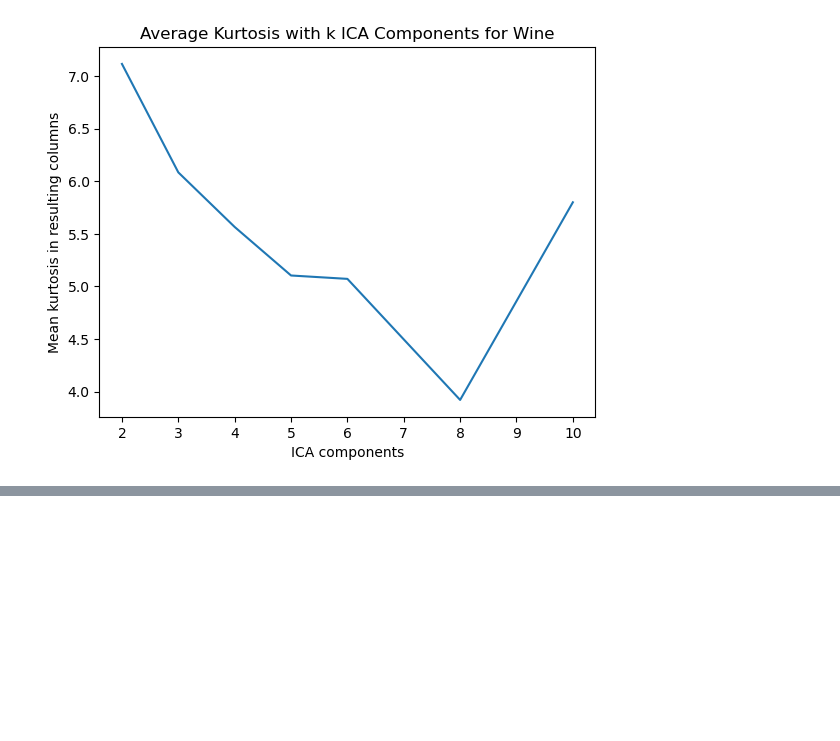
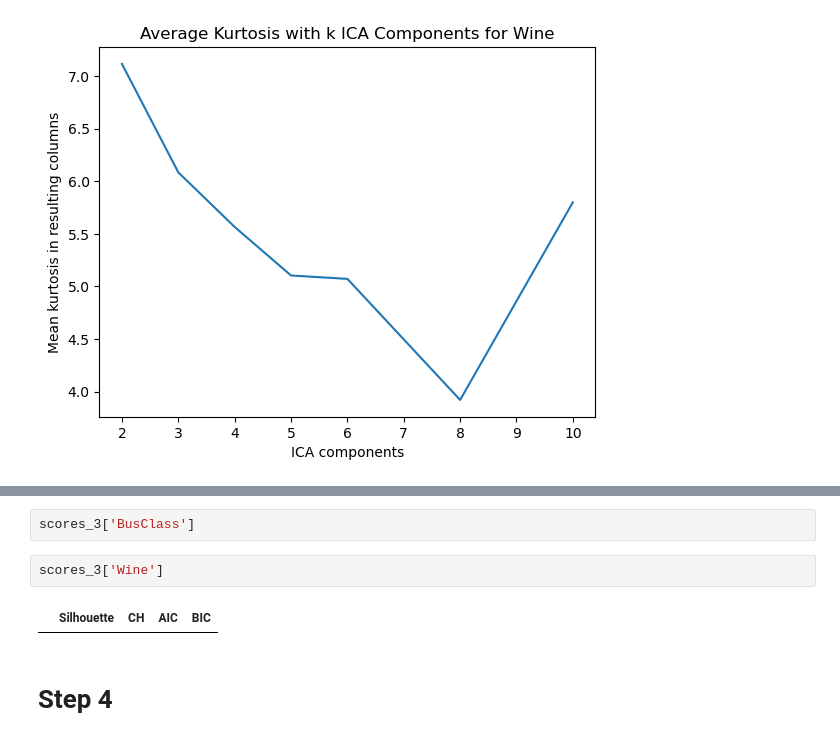
Before and after one commit to ryankarel/cs-7641-ul, a Jupyter notebook: RK UL.ipynb, the cells around one changed output, grey strips where cells are left out. Drawn from its saved outputs; the diff is of its cells as text; blank space fills up the shorter version.

Commit message:
Step 3 built out

```diff
--- a/RK UL.ipynb
+++ b/RK UL.ipynb
@@ -488,0 +566,8 @@ Seeing little improvement for
+# %%
+scores_3['BusClass']
+# %%
+scores_3['Wine']
+# %% [output]
+|  | Silhouette | CH | AIC | BIC |
+# %% [markdown]
+# Step 4
```
Also changed, not shown: parts of 21 cells of this notebook.
